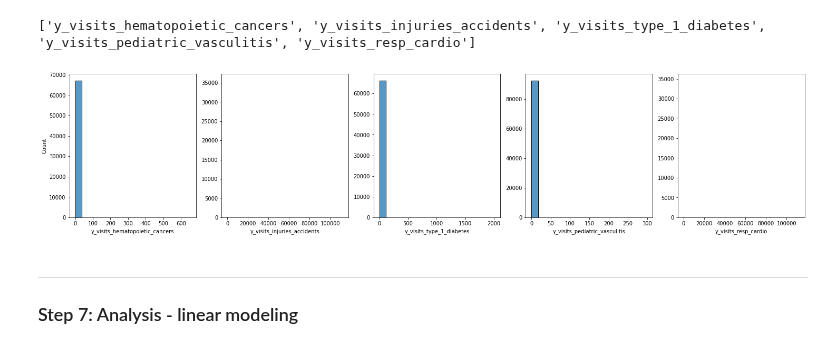
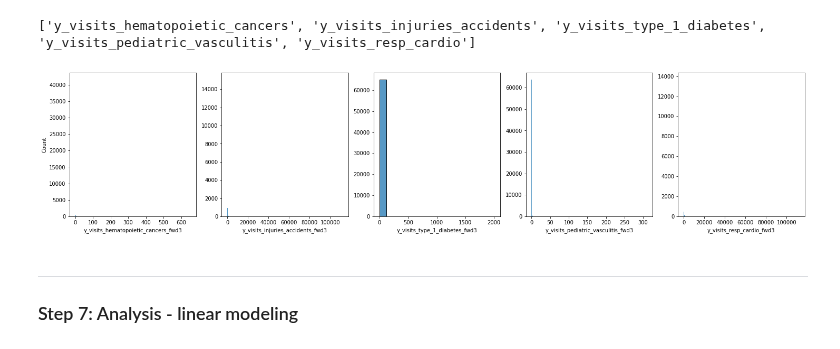
Before and after one commit to mattslyons/JLPS_capstone_project, a Jupyter notebook: modeling/2sls_new_instrument.ipynb, the cells around one changed output. Saved outputs shown, nothing was run; the diff lists cells and outputs as text; code cells hidden in the pictures.

Commit message:
Small fixes to template notebook for Cornelia

```diff
--- a/modeling/2sls_new_instrument.ipynb
+++ b/modeling/2sls_new_instrument.ipynb
@@ -90,9 +90,12 @@ out_dir3 = 'C:/Users/cilin/Research/CA_hospitals_capstone/fixed_effects/'
 * Specify instrument (predictor) name
 * Specify lead and lag times
 # %%
-predictor = 'Izmy_v3_normed_D_and_TPY'
+#predictor = 'Izmy_v3_normed_D_and_TPY'
 # predictor = 'Izmy_v4_nodist_normed_TPY'
-# predictor = 'Izmy_v5_all_normed_but_wspd_ratio'
+predictor = 'Izmy_v5_all_normed_but_wspd_ratio'
+
+# sets unique notebooks index
+notebook_index = "12"
 
 lead_time = 9
 lag_time = '3'
@@ -788,22 +791,22 @@ print(y_col_names)
 ['y_visits_hematopoietic_cancers', 'y_visits_injuries_accidents', 'y_visits_type_1_diabetes', 'y_visits_pediatric_vasculitis', 'y_visits_resp_cardio']
 # %%
 #columns = df_h.columns[1:]
-columns = y_col_names
+columns = y_col_names_lag
 
 # compute visits by patzip_year_month
 fig, axes = plt.subplots(int(len(columns)/5), 5, sharex=False, sharey=False, figsize=(25, int(len(columns))))
 
 for idx, ax in enumerate(axes.flatten()):
     sb.histplot(
             df_all_iv_filtered[columns[idx]],
             ax=ax
         )
     if idx in [0, 5]:
         ax.set_ylabel('Count')
     else:
         ax.set_ylabel(' ')
 # %% [output]
-[figure, old version]
+[figure, new version]
 # %% [markdown]
 ---
 ### Step 7: Analysis - linear modeling
```
Also changed, not shown: parts of 14 cells of this notebook.
